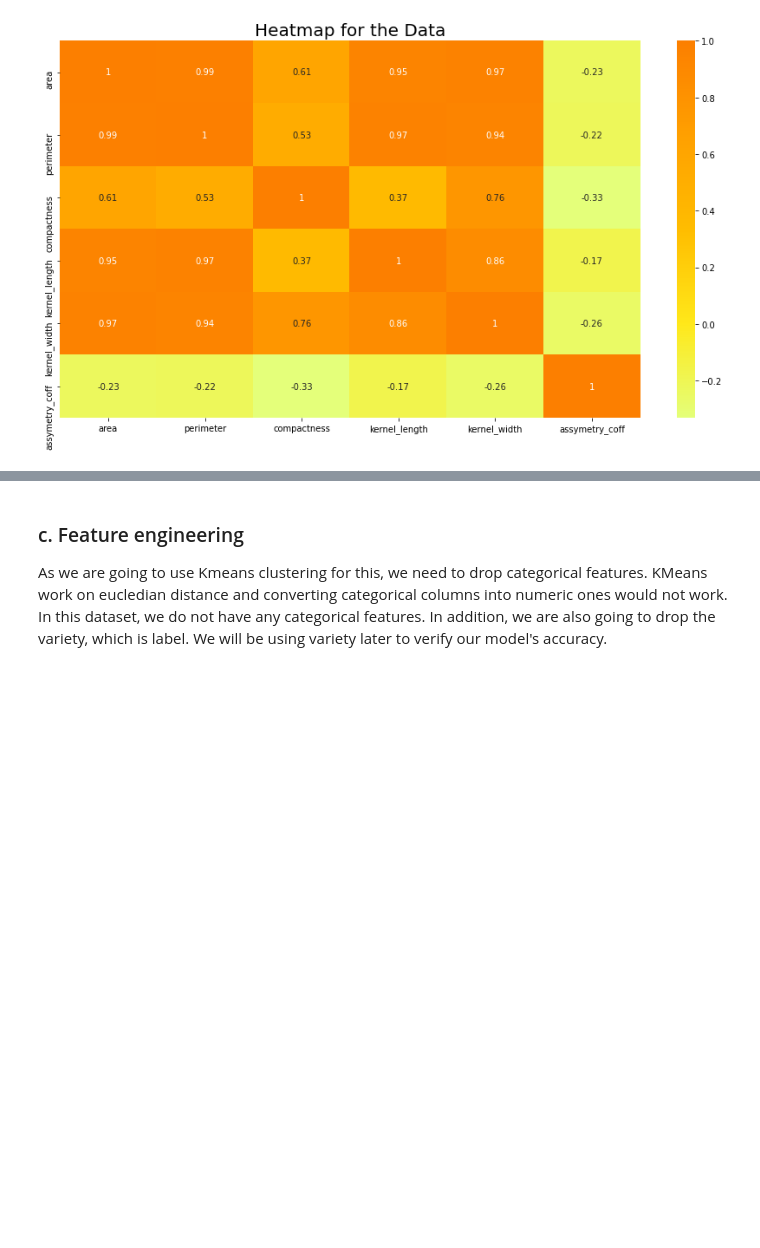
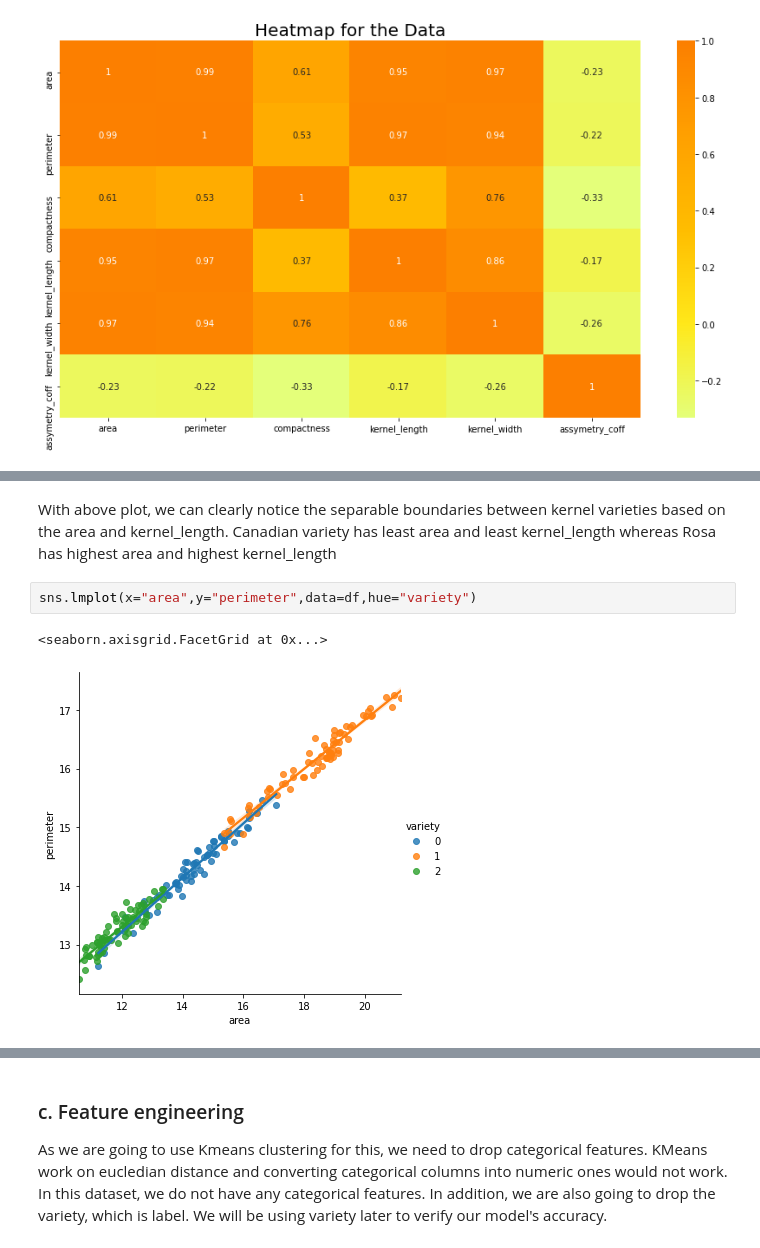
Before and after one commit to nikhilbhide/Machine-Learning, a Jupyter notebook: clustering/wheat_seeds/k_means_clustering.ipynb, the cells around one changed output, grey strips where cells are left out. Drawn from its saved outputs; the diff is of its cells as text; blank space fills up the shorter version.

```diff
--- a/clustering/wheat_seeds/k_means_clustering.ipynb
+++ b/clustering/wheat_seeds/k_means_clustering.ipynb
@@ -125,0 +131,8 @@ plt.show()
+# %% [markdown]
+With above plot, we can clearly notice the separable boundaries between kernel varieties based on the area and kernel_length.
+Canadian variety has least area and least kernel_length whereas Rosa has highest area and highest kernel_length
+# %%
+sns.lmplot(x="area",y="perimeter",data=df,hue="variety")
+# %% [output]
+<seaborn.axisgrid.FacetGrid at 0x...>
+[figure, added]
```
Also changed, not shown: parts of 8 cells of this notebook.
